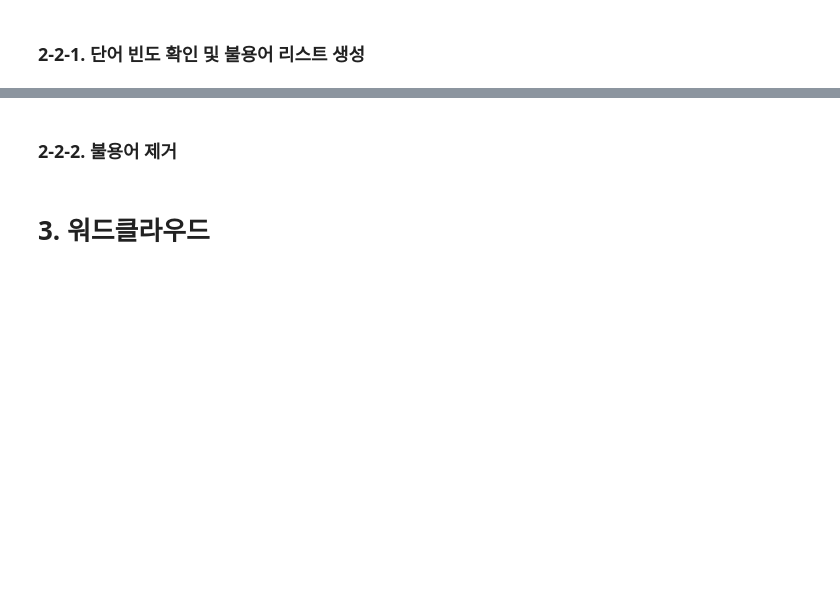
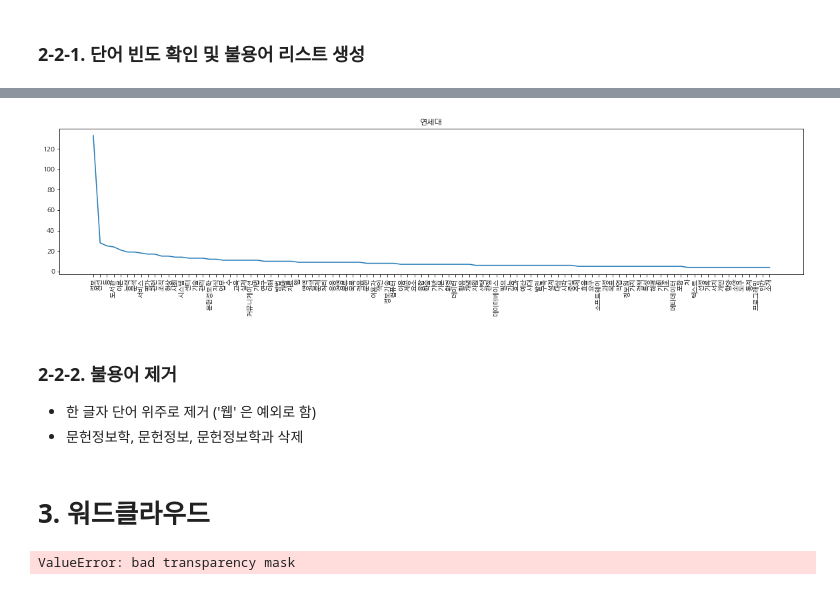
Before and after one commit to An-JIeun/portfolio, a Jupyter notebook: 텍스트마이닝_수업/assignment3.ipynb, the cells around one changed output, grey strips where cells are left out. Drawn from its saved outputs; the diff is of its cells as text; code cells hidden in the pictures; blank space fills up the shorter version.

```diff
--- a/텍스트마이닝_수업/assignment3.ipynb
+++ b/텍스트마이닝_수업/assignment3.ipynb
@@ -191,6 +256,6 @@ skk
 # %%
 cau = re.sub('[(-:*→•)]',' ',cau)
 skk = re.sub('[(-:*→•\n)]',' ',skk)
-yon = re.sub('[(-:*→•\n)]',' ',yon)
+yon = re.sub('[(-:*→•▹ㆍ\n)]',' ',yon)
 # %% [markdown]
 ## 2-1. 토큰화 (명사 추출)
@@ -201,2 +303,8 @@ yon = re.sub('[(-:*→•\n)]',' ',yon)
+# %%
+vis_cnt(yon_df[:100],'연세대')
+# %% [output]
+[figure, added]
 # %% [markdown]
 ### 2-2-2. 불용어 제거
+- 한 글자 단어 위주로 제거 ('웹' 은 예외로 함)
+- 문헌정보학, 문헌정보, 문헌정보학과 삭제
@@ -204,0 +329,51 @@ yon = re.sub('[(-:*→•\n)]',' ',yon)
+# %%
+import wordcloud
+from wordcloud import WordCloud
+
+# 대학별 색상 color function
+def cau_color_func(word, font_size, position,orientation,random_state=None, **kwargs):
+    return("hsl(218,80%%, %d%%)" % np.random.randint(29,56))
+
+def skk_color_func(word, font_size, position,orientation,random_state=None, **kwargs):
+    return("hsl(108,71%%, %d%%)" % np.random.randint(29,56))
+
+def yon_color_func(word, font_size, position,orientation,random_state=None, **kwargs):
+    return("hsl(243,88%%, %d%%)" % np.random.randint(29,56))
+
+
+# 대학별 로고 마스크
+c_icon = Image.open('cau_logo.png')
+cau_mask = Image.new("RGB", c_icon.size, (255,255,255))
+cau_mask.paste(c_icon,c_icon)
+cau_mask = np.array(cau_mask)
+
+s_icon = Image.open('skk_logo.png')
+skk_mask = Image.new("RGB", s_icon.size, (255,255,255))
+skk_mask.paste(s_icon,s_icon)
+skk_mask = np.array(skk_mask)
+
+y_icon = Image.open('yon_logo.png')    # 마스크가 될 이미지 불러오기
+yon_mask = Image.new("RGB", y_icon.size, (255,255,255))
+yon_mask.paste(y_icon,y_icon)
+yon_mask = np.array(yon_mask)
+
+
+
+def generate_wc(dict, title, color_func, mask):
+    wordcloud = WordCloud(
+        font_path = font_path,
+        width = 800,
+        height = 800,
+        background_color = "white",
+         mask = mask
+    )
+    wordcloud.generate_from_frequencies(dict)
+    array = wordcloud.to_array()
+    fig = plt.figure(figsize = (10, 10))
+    plt.imshow(wordcloud.recolor(color_func = color_func), interpolation='bilinear')
+    plt.box(False)
+    plt.axis(False)
+    plt.title(title,fontsize = 18)
+    plt.show()
+# %% [output]
+ValueError: bad transparency mask
```
Also changed, not shown: parts of 18 cells of this notebook, 1 other file.
